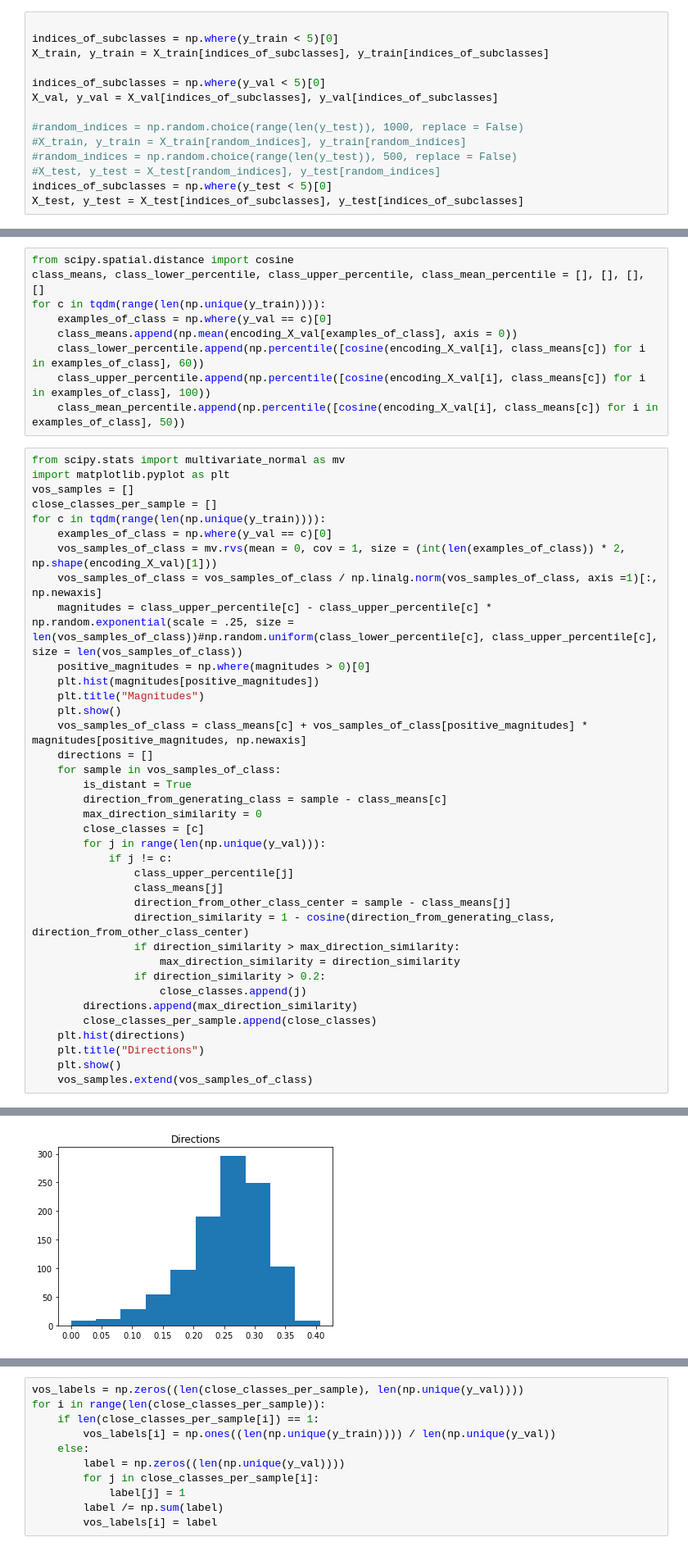
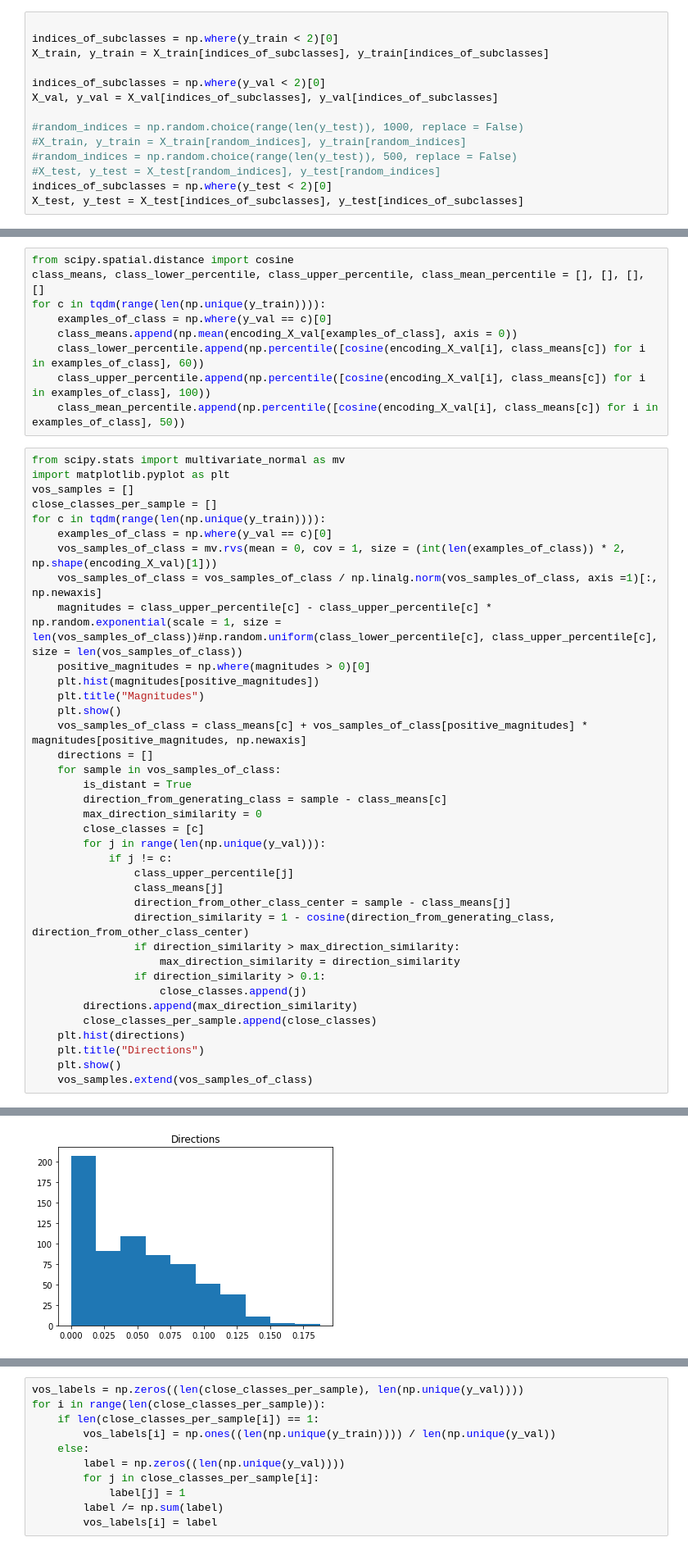
Before and after one commit to levinwil/TempVOS, a Jupyter notebook: Exploration.ipynb, the cells around one changed output, grey strips where cells are left out. Shown at 82% size. Cells and saved outputs as stored; diff of their text form.

```diff
--- a/Exploration.ipynb
+++ b/Exploration.ipynb
@@ -29,16 +31,16 @@ X_ood = X_train[indices_of_ood_subclasses]
 # %%
 
-indices_of_subclasses = np.where(y_train < 5)[0]
+indices_of_subclasses = np.where(y_train < 2)[0]
 X_train, y_train = X_train[indices_of_subclasses], y_train[indices_of_subclasses]
 
-indices_of_subclasses = np.where(y_val < 5)[0]
+indices_of_subclasses = np.where(y_val < 2)[0]
 X_val, y_val = X_val[indices_of_subclasses], y_val[indices_of_subclasses]
 
 #random_indices = np.random.choice(range(len(y_test)), 1000, replace = False)
 #X_train, y_train = X_train[random_indices], y_train[random_indices]
 #random_indices = np.random.choice(range(len(y_test)), 500, replace = False)
 #X_test, y_test = X_test[random_indices], y_test[random_indices]
-indices_of_subclasses = np.where(y_test < 5)[0]
+indices_of_subclasses = np.where(y_test < 2)[0]
 X_test, y_test = X_test[indices_of_subclasses], y_test[indices_of_subclasses]
 # %%
 #load and train model
@@ -116,7 +146,7 @@ for c in tqdm(range(len(np.unique(y_train)))):
     examples_of_class = np.where(y_val == c)[0]
     vos_samples_of_class = mv.rvs(mean = 0, cov = 1, size = (int(len(examples_of_class)) * 2, np.shape(encoding_X_val)[1]))
     vos_samples_of_class = vos_samples_of_class / np.linalg.norm(vos_samples_of_class, axis =1)[:, np.newaxis]
-    magnitudes = class_upper_percentile[c] - class_upper_percentile[c] * np.random.exponential(scale = .25, size = len(vos_samples_of_class))#np.random.uniform(class_lower_percentile[c], class_upper_percentile[c], size = len(vos_samples_of_class))
+    magnitudes = class_upper_percentile[c] - class_upper_percentile[c] * np.random.exponential(scale = 1, size = len(vos_samples_of_class))#np.random.uniform(class_lower_percentile[c], class_upper_percentile[c], size = len(vos_samples_of_class))
     positive_magnitudes = np.where(magnitudes > 0)[0]
     plt.hist(magnitudes[positive_magnitudes])
     plt.title("Magnitudes")
@@ -136,7 +166,7 @@ for c in tqdm(range(len(np.unique(y_train)))):
                 direction_similarity = 1 - cosine(direction_from_generating_class, direction_from_other_class_center)
                 if direction_similarity > max_direction_similarity:
                     max_direction_similarity = direction_similarity
-                if direction_similarity > 0.2:
+                if direction_similarity > 0.1:
                     close_classes.append(j)
         directions.append(max_direction_similarity)
         close_classes_per_sample.append(close_classes)
@@ -149 +179 @@ for c in tqdm(range(len(np.unique(y_train)))):
-[figure, old version]
+[figure, new version]
```
Also changed, not shown: parts of 35 cells of this notebook.
